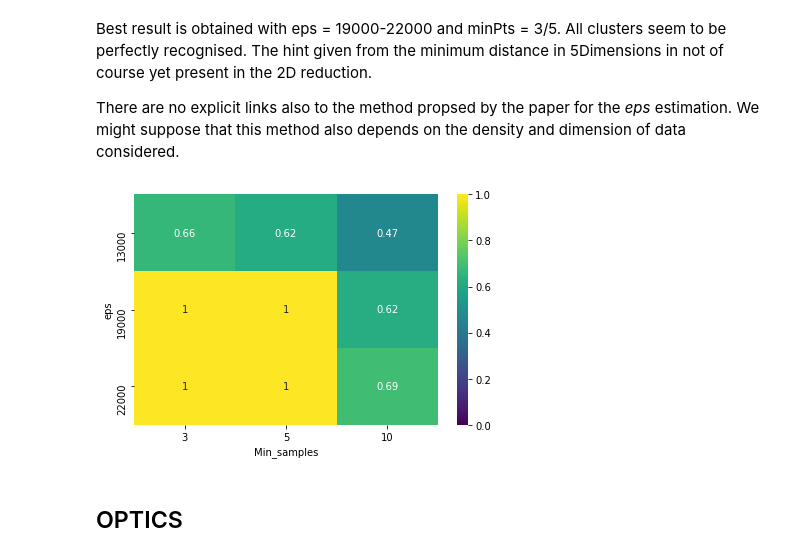
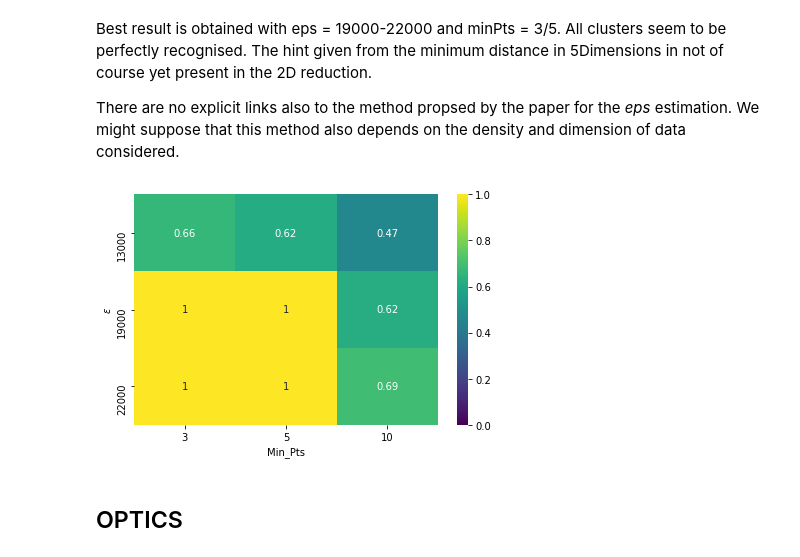
Before and after one commit to LorenzoBuriola/LoCP_moduleB, a Jupyter notebook: Week4/FPGheArt_exercise4.ipynb, the cells around one changed output. Saved outputs shown, nothing was run; the diff lists cells and outputs as text; code cells hidden in the pictures.

```diff
--- a/Week4/FPGheArt_exercise4.ipynb
+++ b/Week4/FPGheArt_exercise4.ipynb
@@ -272,7 +272,7 @@ for i, eps in enumerate(eps_range):
         y_pred.append(y)
         plotting_ax(data_embedded_list[1],y,ax[i,j])
         ax[i,j].axis("off")
-        ax[i,j].set_title('eps=%.2f, min_samples=%i'%(eps,min_samples),fontsize=17)
+        ax[i,j].set_title(r'$\epsilon$=%.2f, Min_Pts=%i'%(eps,min_samples),fontsize=17)
         ax[2,j].set_xlabel("X")
         ax[i,0].set_ylabel("Y")
 plt.tight_layout(h_pad=1)
@@ -292,14 +292,14 @@ for y_p in y_pred:
 NMIs = np.asarray(NMIs).reshape(3,3)
 # %%
 sns.heatmap(NMIs, annot = True, vmin=0, vmax = 1,  xticklabels = min_sample_range, yticklabels = eps_range, cmap = 'viridis')
-plt.xlabel("Min_samples")
-plt.ylabel("eps")
+plt.xlabel("Min_Pts")
+plt.ylabel(r"$\epsilon$")
 #plt.title("NMI DBSCAN")
 plt.tight_layout()
 plt.savefig("DBscanNMI.pdf")
 plt.show()
 # %% [output]
-[figure, old version]
+[figure, new version]
 # %% [markdown]
 ## OPTICS
 # %%
```
Also changed, not shown: parts of 2 cells of this notebook.
